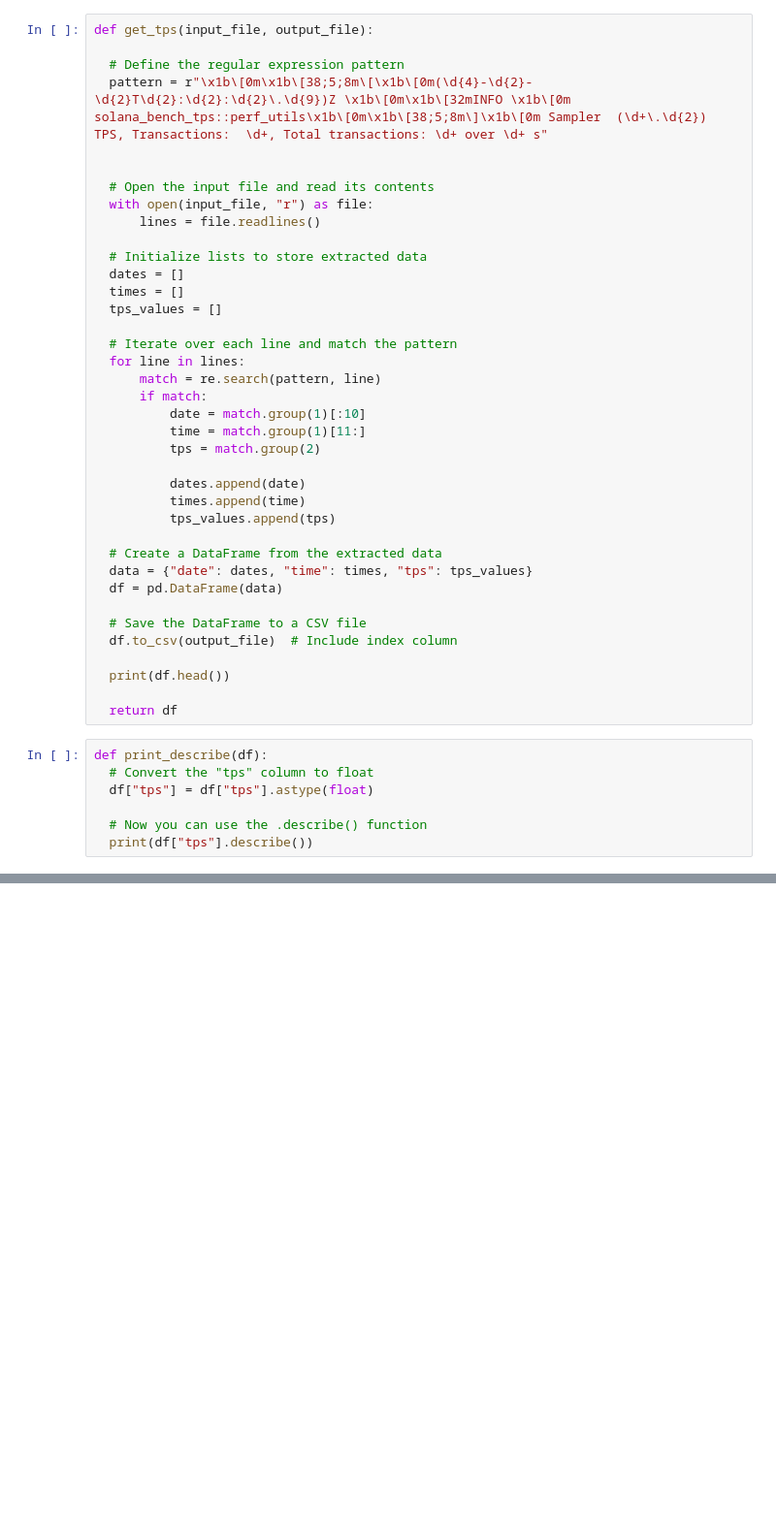
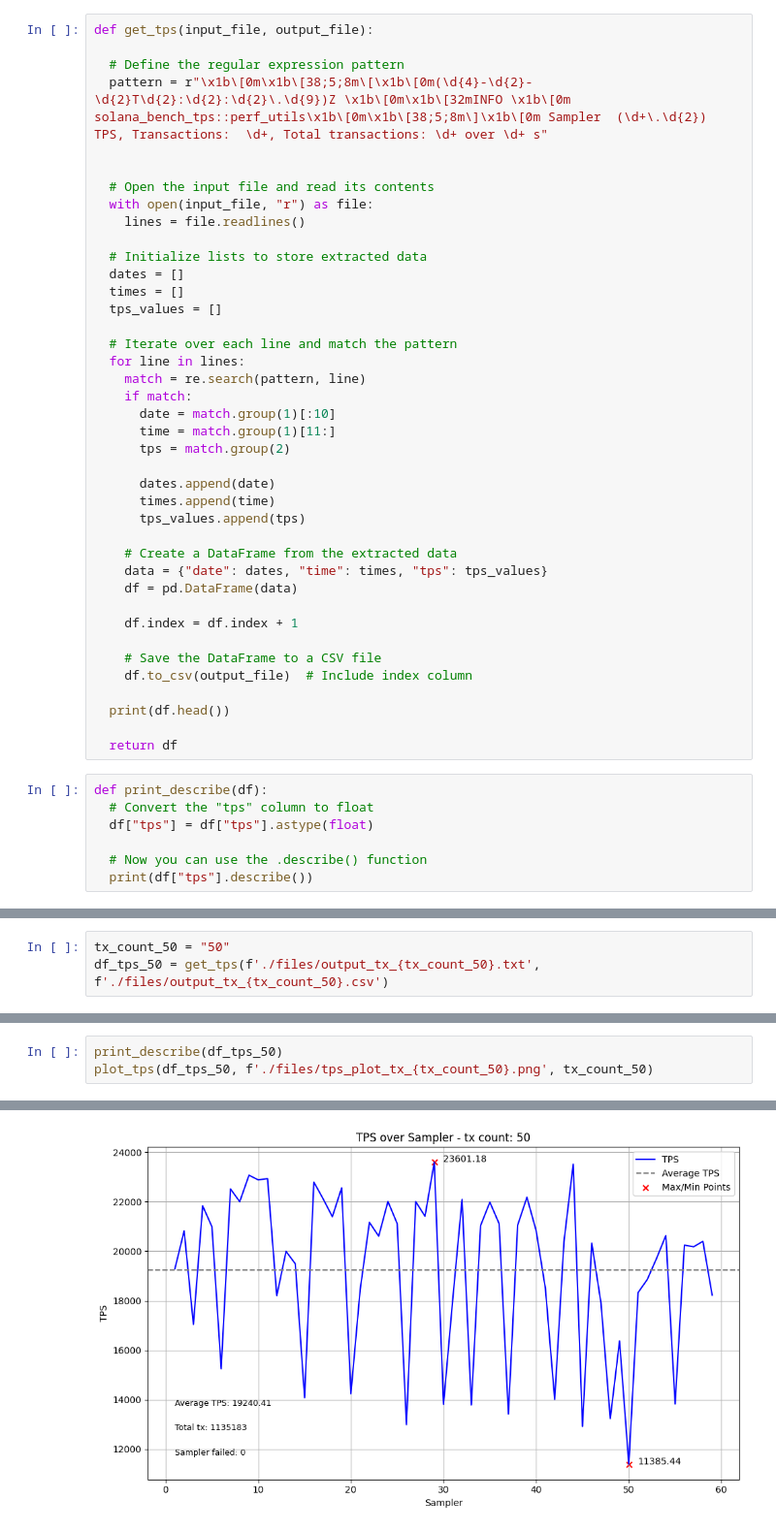
Before and after one commit to everything-is-me/BSM-6G-Test, a Jupyter notebook: backend/Scalability/get_tps.ipynb, the cells around one changed output, grey strips where cells are left out. Shown at 97% size. Drawn from its saved outputs; the diff is of its cells as text; blank space fills up the shorter version.

```diff
--- a/backend/Scalability/get_tps.ipynb
+++ b/backend/Scalability/get_tps.ipynb
@@ -11,7 +11,7 @@ def get_tps(input_file, output_file):
 
   # Open the input file and read its contents
   with open(input_file, "r") as file:
-      lines = file.readlines()
+    lines = file.readlines()
 
   # Initialize lists to store extracted data
   dates = []
@@ -20,22 +20,24 @@ def get_tps(input_file, output_file):
 
   # Iterate over each line and match the pattern
   for line in lines:
-      match = re.search(pattern, line)
-      if match:
-          date = match.group(1)[:10]
-          time = match.group(1)[11:]
-          tps = match.group(2)
+    match = re.search(pattern, line)
+    if match:
+      date = match.group(1)[:10]
+      time = match.group(1)[11:]
+      tps = match.group(2)
 
-          dates.append(date)
-          times.append(time)
-          tps_values.append(tps)
+      dates.append(date)
+      times.append(time)
+      tps_values.append(tps)
 
-  # Create a DataFrame from the extracted data
-  data = {"date": dates, "time": times, "tps": tps_values}
-  df = pd.DataFrame(data)
+    # Create a DataFrame from the extracted data
+    data = {"date": dates, "time": times, "tps": tps_values}
+    df = pd.DataFrame(data)
 
-  # Save the DataFrame to a CSV file
-  df.to_csv(output_file)  # Include index column
+    df.index = df.index + 1
+
+    # Save the DataFrame to a CSV file
+    df.to_csv(output_file)  # Include index column
 
   print(df.head())
 
@@ -125,0 +91,3 @@ Name: tps, dtype: float64
+# %%
+tx_count_50 = "50"
+df_tps_50 = get_tps(f'./files/output_tx_{tx_count_50}.txt', f'./files/output_tx_{tx_count_50}.csv')
@@ -125,0 +131,4 @@ Name: tps, dtype: float64
+# %%
+print_describe(df_tps_50)
+plot_tps(df_tps_50, f'./files/tps_plot_tx_{tx_count_50}.png', tx_count_50)
+# %% [output]
@@ -125,0 +144 @@ Name: tps, dtype: float64
+[figure, added]
```
Also changed, not shown: parts of 11 cells of this notebook.
